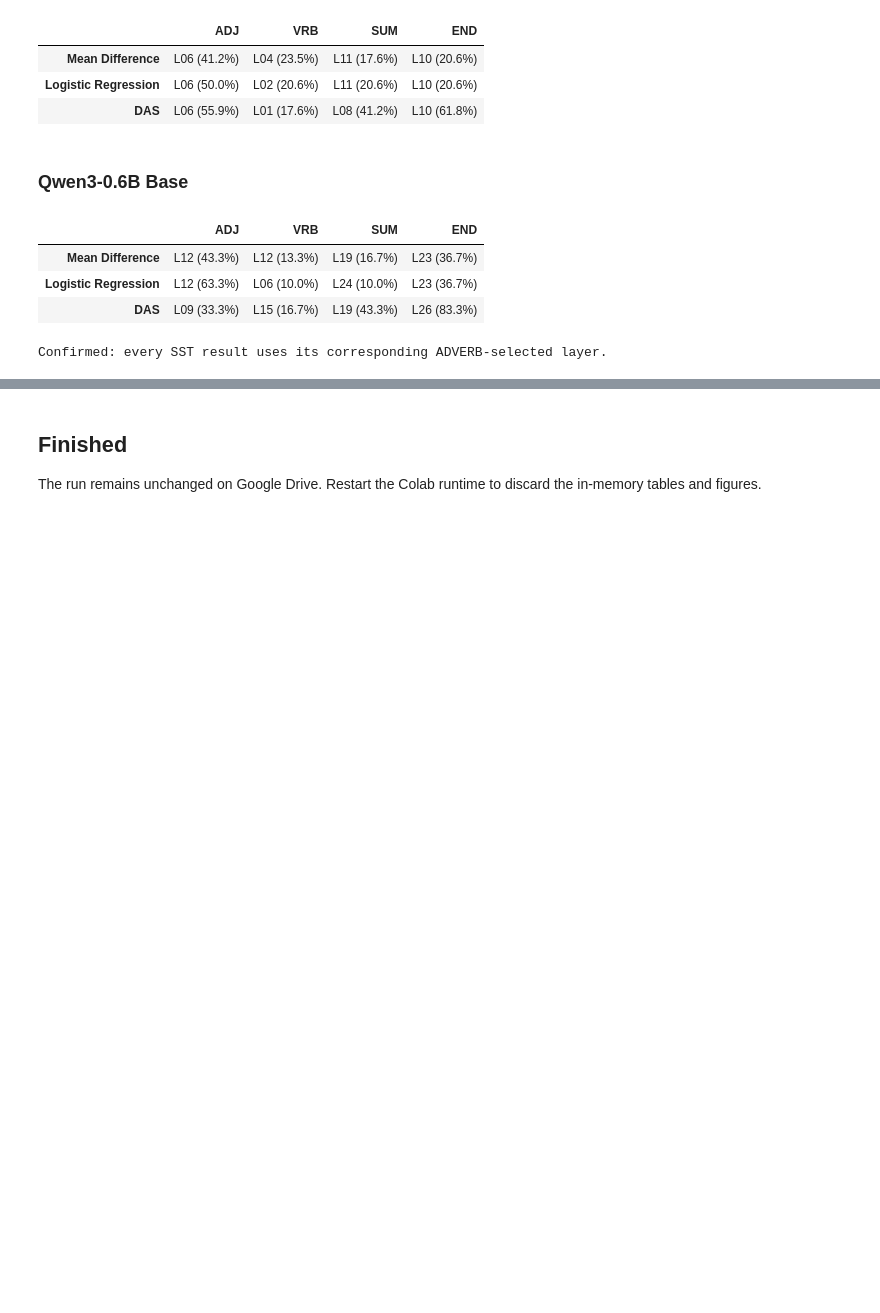
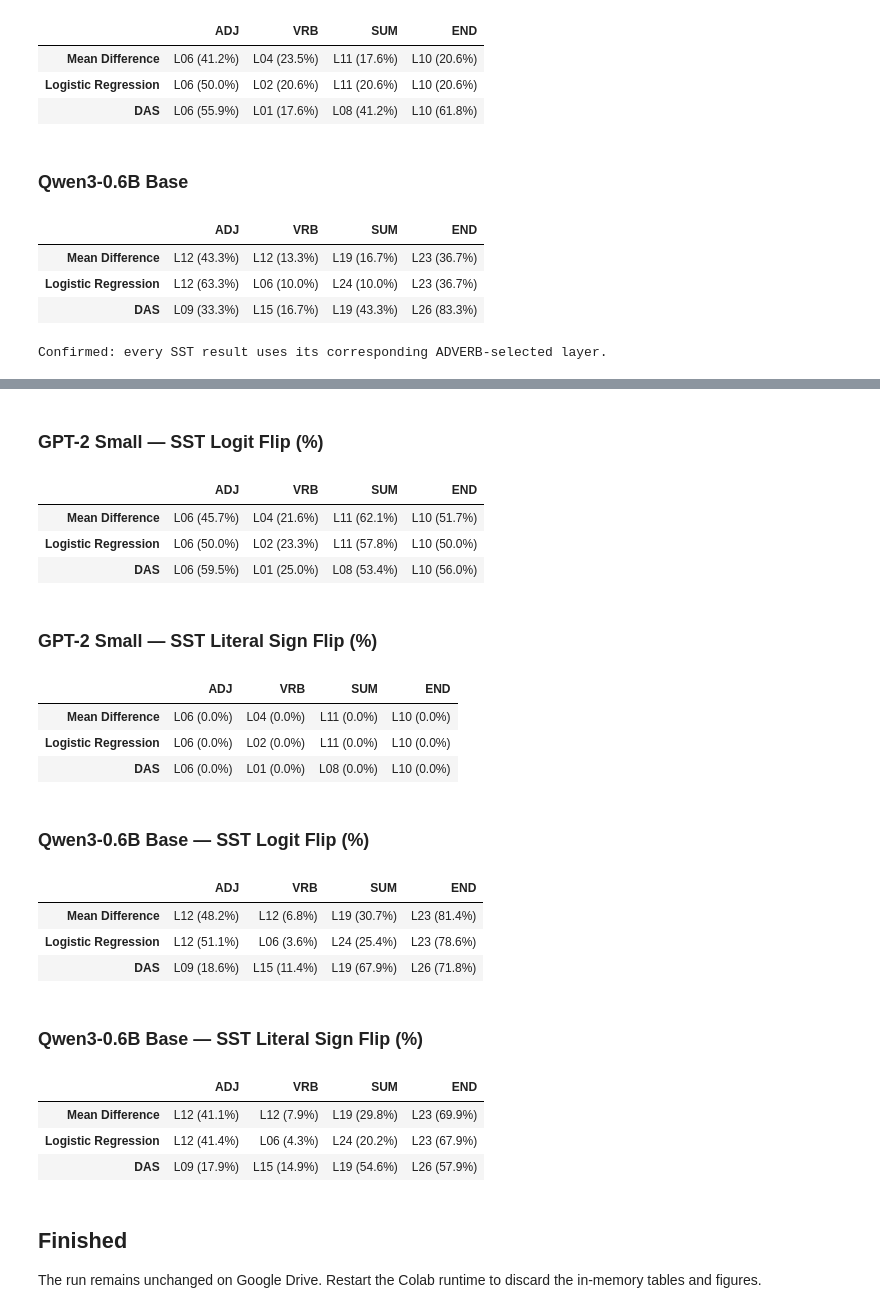
Before and after one commit to Adefioye/sentiment-manifold, a Jupyter notebook: notebooks/04_colab_explore_sentiment_position_results.ipynb, the cells around one changed output, grey strips where cells are left out. Saved outputs shown, nothing was run; the diff lists cells and outputs as text; code cells hidden in the pictures; blank space fills up the shorter version.

```diff
--- a/notebooks/04_colab_explore_sentiment_position_results.ipynb
+++ b/notebooks/04_colab_explore_sentiment_position_results.ipynb
@@ -359,3 +363,60 @@ Confirmed: every SST result uses its corresponding ADVERB-selected layer.
+# %%
+sst_results = report.selected_metrics[
+    report.selected_metrics["dataset"] == "sst"
+].copy()
+if len(sst_results) != len(MODEL_ORDER) * len(METHOD_ORDER) * len(POSITION_ORDER):
+    raise RuntimeError("The frozen-layer SST result grid is incomplete.")
+sst_results["fit_position"] = pd.Categorical(
+    sst_results["fit_position"], categories=POSITION_ORDER, ordered=True
+)
+sst_results["method"] = pd.Categorical(
+    sst_results["method"], categories=METHOD_ORDER, ordered=True
+)
+SST_TABLE_METRICS = {
+    "logit_flip_percent": "SST Logit Flip (%)",
+    "sign_flip_percent": "SST Literal Sign Flip (%)",
+}
+for model in MODEL_ORDER:
+    model_sst = sst_results[sst_results["model"] == model].sort_values(
+        ["method", "fit_position"], kind="stable"
+    )
+    for metric_column, metric_title in SST_TABLE_METRICS.items():
+        display_values = model_sst.copy()
+        display_values["layer_and_score"] = display_values.apply(
+            lambda row: (
+                f"L{int(row['layer']):02d} "
+                f"({float(row[metric_column]):.1f}%)"
+            ),
+            axis=1,
+        )
+        table = display_values.pivot(
+            index="method", columns="fit_position", values="layer_and_score"
+        ).reindex(index=METHOD_ORDER, columns=POSITION_ORDER)
+        table.index = [METHOD_LABELS[method] for method in METHOD_ORDER]
+        table.columns = POSITION_LABELS
+        display(Markdown(f"### {MODEL_LABELS[model]} — {metric_title}"))
+        display(table.style.set_properties(**{"text-align": "center"}))
+# %% [output]
+### GPT-2 Small — SST Logit Flip (%)
+|  | ADJ | VRB | SUM | END |
+| Mean Difference | L06 (45.7%) | L04 (21.6%) | L11 (62.1%) | L10 (51.7%) |
+| Logistic Regression | L06 (50.0%) | L02 (23.3%) | L11 (57.8%) | L10 (50.0%) |
+| DAS | L06 (59.5%) | L01 (25.0%) | L08 (53.4%) | L10 (56.0%) |
+### GPT-2 Small — SST Literal Sign Flip (%)
+|  | ADJ | VRB | SUM | END |
+| Mean Difference | L06 (0.0%) | L04 (0.0%) | L11 (0.0%) | L10 (0.0%) |
+| Logistic Regression | L06 (0.0%) | L02 (0.0%) | L11 (0.0%) | L10 (0.0%) |
+| DAS | L06 (0.0%) | L01 (0.0%) | L08 (0.0%) | L10 (0.0%) |
+### Qwen3-0.6B Base — SST Logit Flip (%)
+|  | ADJ | VRB | SUM | END |
+| Mean Difference | L12 (48.2%) | L12 (6.8%) | L19 (30.7%) | L23 (81.4%) |
+| Logistic Regression | L12 (51.1%) | L06 (3.6%) | L24 (25.4%) | L23 (78.6%) |
+| DAS | L09 (18.6%) | L15 (11.4%) | L19 (67.9%) | L26 (71.8%) |
+### Qwen3-0.6B Base — SST Literal Sign Flip (%)
+|  | ADJ | VRB | SUM | END |
+| Mean Difference | L12 (41.1%) | L12 (7.9%) | L19 (29.8%) | L23 (69.9%) |
+| Logistic Regression | L12 (41.4%) | L06 (4.3%) | L24 (20.2%) | L23 (67.9%) |
+| DAS | L09 (17.9%) | L15 (14.9%) | L19 (54.6%) | L26 (57.9%) |
 # %% [markdown]
 ## Finished
 
```
Also changed, not shown: parts of 2 cells of this notebook, 6 other files.
